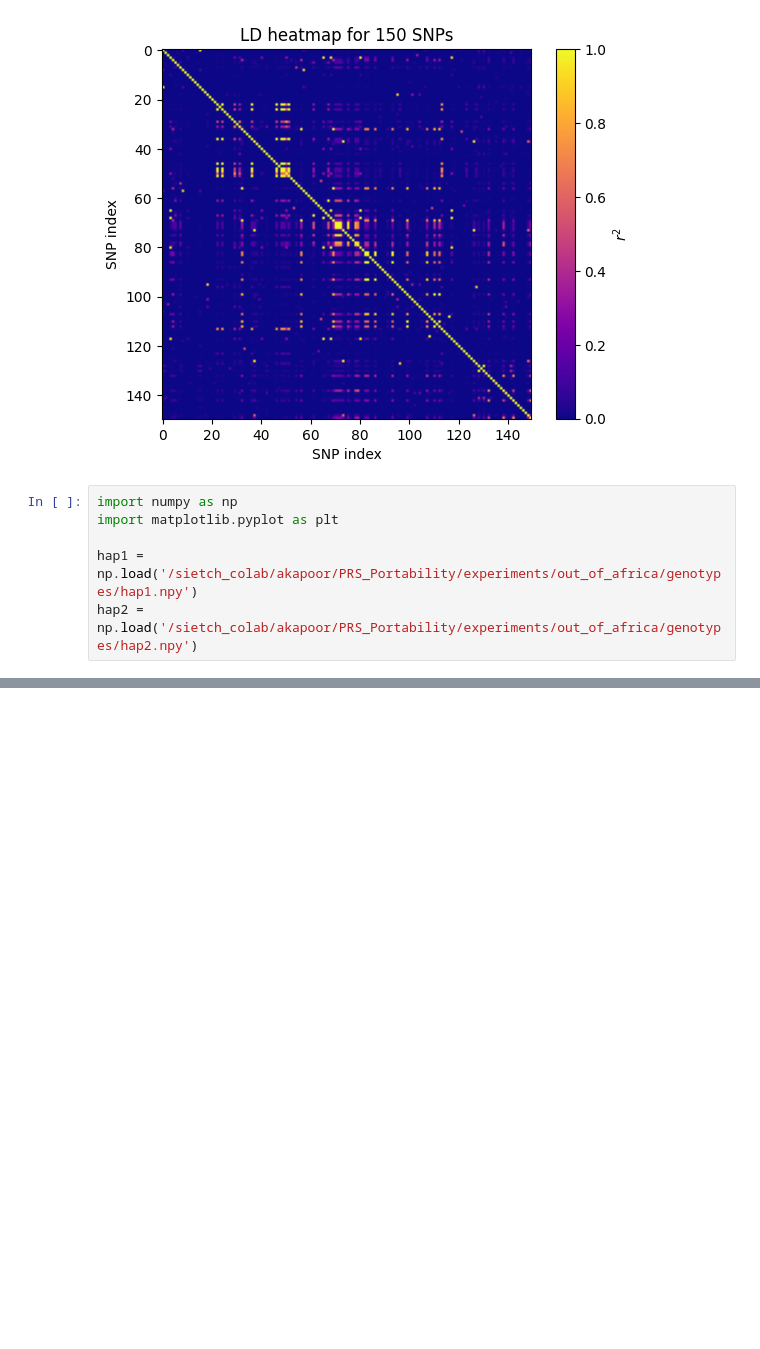
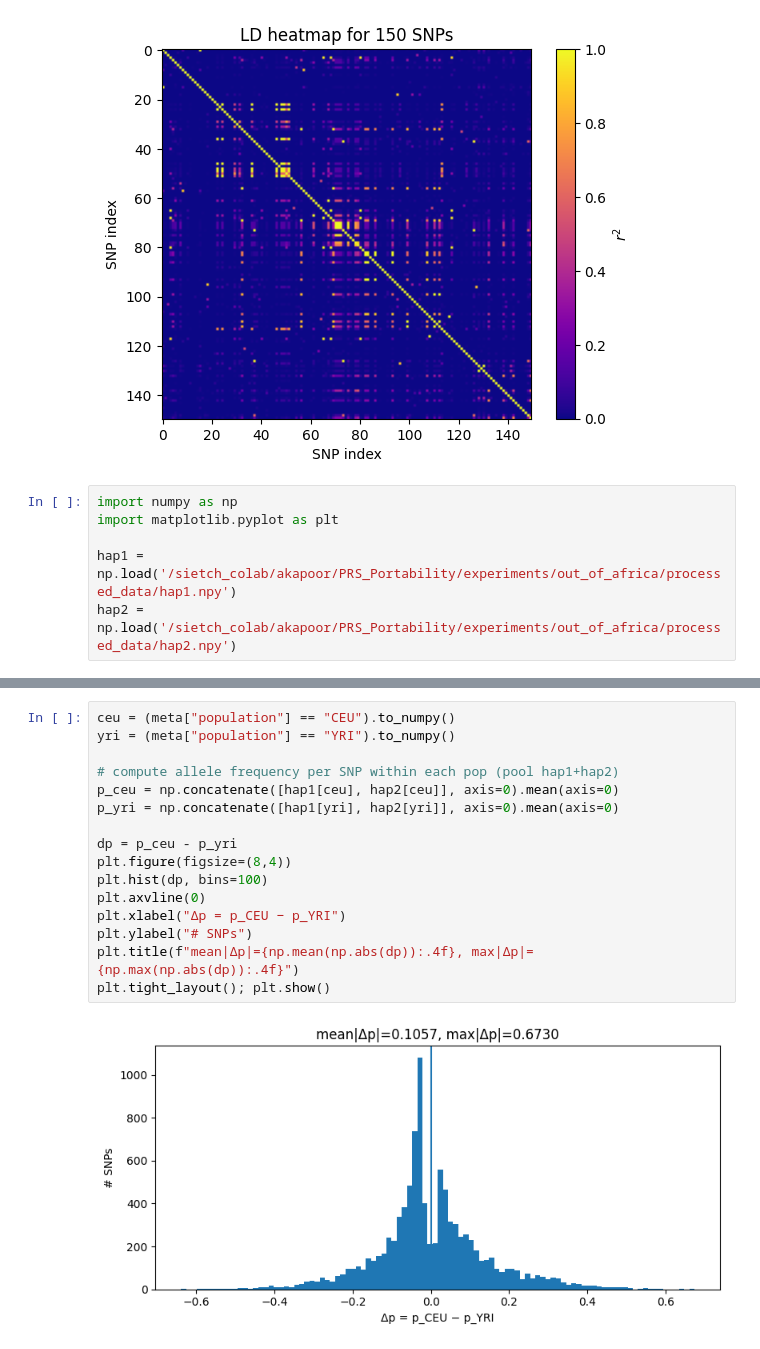
Before and after one commit to ak1376/PRS_Portability, a Jupyter notebook: notebooks/check_results_vae.ipynb, the cells around one changed output, grey strips where cells are left out. Saved outputs shown, nothing was run; the diff lists cells and outputs as text; blank space fills up the shorter version.

```diff
--- a/notebooks/check_results_vae.ipynb
+++ b/notebooks/check_results_vae.ipynb
@@ -82,5 +82,5 @@ plt.show()
 import numpy as np
 import matplotlib.pyplot as plt
 
-hap1 = np.load('/sietch_colab/akapoor/PRS_Portability/experiments/out_of_africa/genotypes/hap1.npy')
-hap2 = np.load('/sietch_colab/akapoor/PRS_Portability/experiments/out_of_africa/genotypes/hap2.npy')
+hap1 = np.load('/sietch_colab/akapoor/PRS_Portability/experiments/out_of_africa/processed_data/hap1.npy')
+hap2 = np.load('/sietch_colab/akapoor/PRS_Portability/experiments/out_of_africa/processed_data/hap2.npy')
@@ -124,3 +209,21 @@ plt.show()
+# %%
+ceu = (meta["population"] == "CEU").to_numpy()
+yri = (meta["population"] == "YRI").to_numpy()
+
+# compute allele frequency per SNP within each pop (pool hap1+hap2)
+p_ceu = np.concatenate([hap1[ceu], hap2[ceu]], axis=0).mean(axis=0)
+p_yri = np.concatenate([hap1[yri], hap2[yri]], axis=0).mean(axis=0)
+
+dp = p_ceu - p_yri
+plt.figure(figsize=(8,4))
+plt.hist(dp, bins=100)
+plt.axvline(0)
+plt.xlabel("Δp = p_CEU − p_YRI")
+plt.ylabel("# SNPs")
+plt.title(f"mean|Δp|={np.mean(np.abs(dp)):.4f}, max|Δp|={np.max(np.abs(dp)):.4f}")
+plt.tight_layout(); plt.show()
+# %% [output]
+[figure, added]
 # %%
 Hbase = np.concatenate([hap1_f, hap2_f], axis=0)  # (2N, M)
 
```
Also changed, not shown: parts of 9 cells of this notebook, 11 other files.
